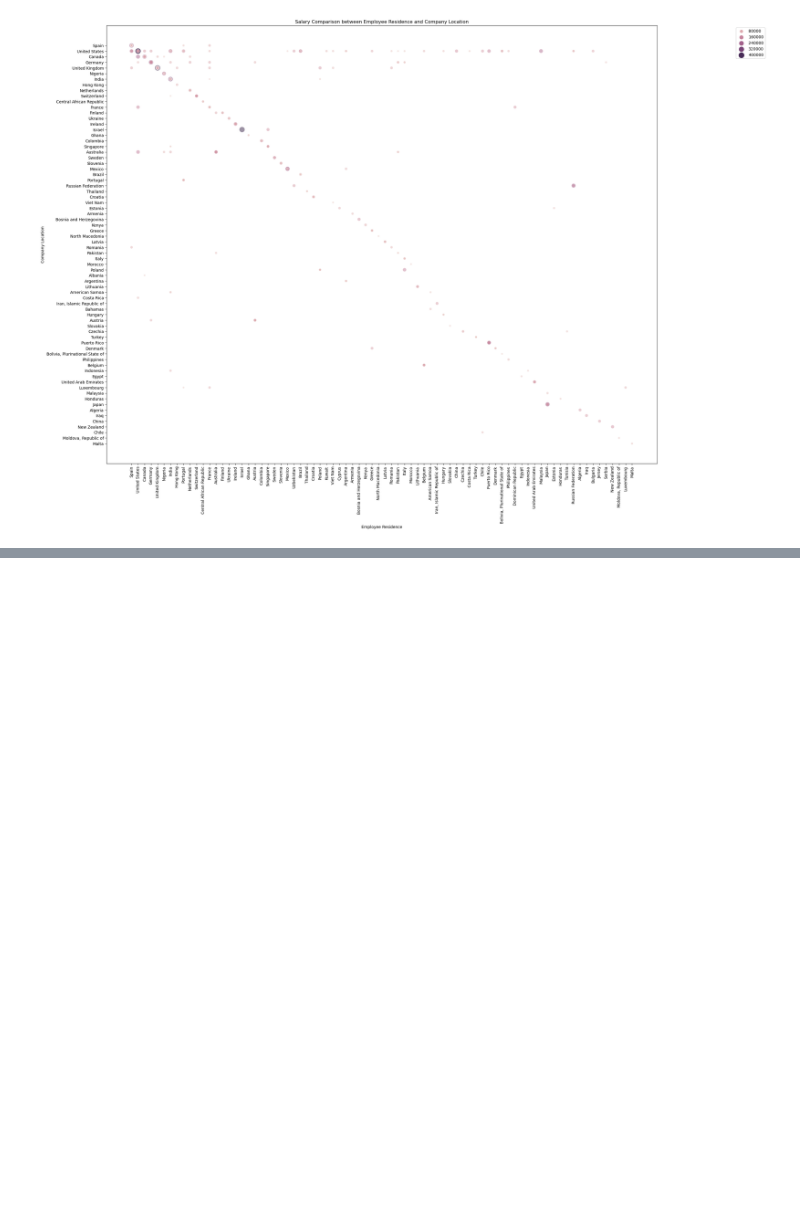
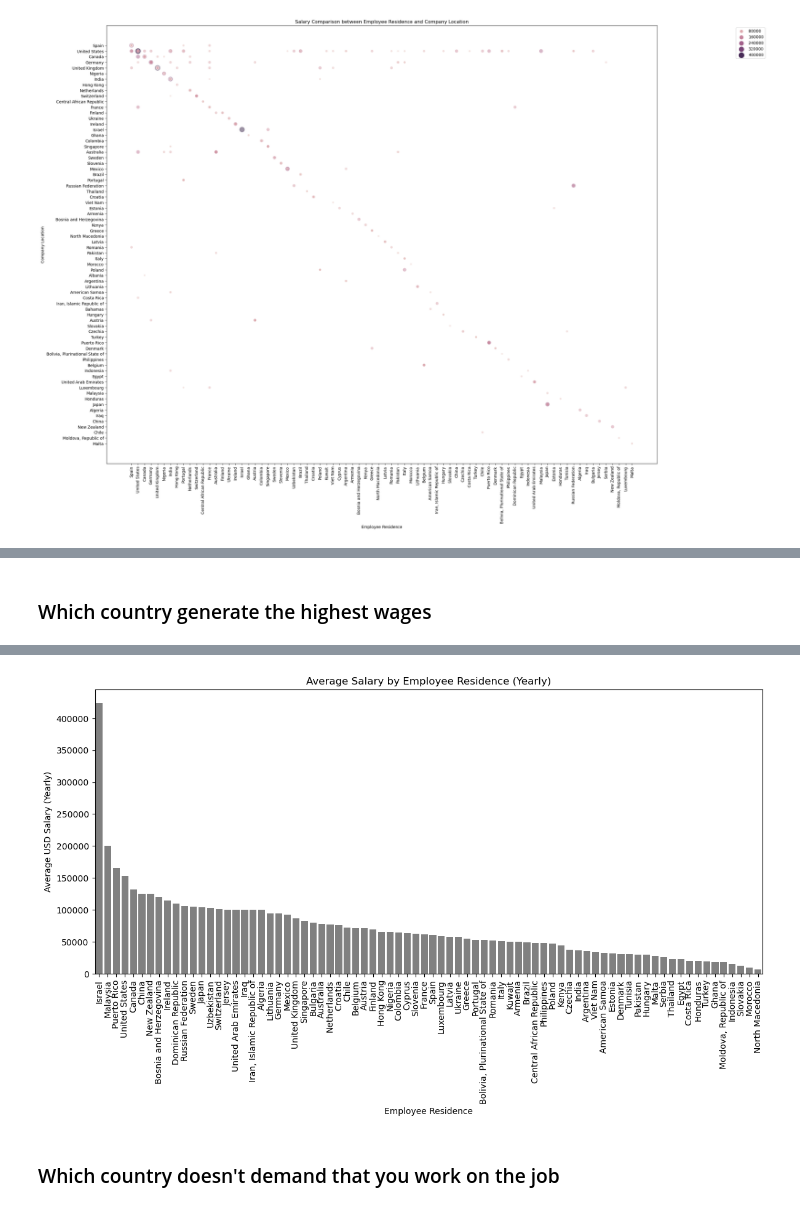
Before and after one commit to elvisramirez02/MachineLearning_PredictionModel, a Jupyter notebook: ADMN5016 Group Assignment.ipynb, the cells around one changed output, grey strips where cells are left out. Cells and saved outputs as stored; diff of their text form; code cells hidden in the pictures; blank space fills up the shorter version.

```diff
--- a/ADMN5016 Group Assignment.ipynb
+++ b/ADMN5016 Group Assignment.ipynb
@@ -459,0 +493,28 @@ plt.show()
+# %% [markdown]
+### Which country generate the highest wages
+# %%
+# Average salary by employee_residence
+avg_salary_by_residence = mySalariesDF.groupby('employee_residence', as_index=False)['salary_in_usd'].mean()
+
+fig2 = px.choropleth(avg_salary_by_residence,
+                     locations='employee_residence',
+                     locationmode='country names',
+                     color='salary_in_usd',
+                     hover_name='employee_residence',
+                     color_continuous_scale=px.colors.sequential.Plasma,
+                     title='Average Salary by Employee Residence',
+                     labels={'salary_in_usd': 'Average USD Salary'},
+                     projection='natural earth')
+
+fig2.show()
+
+# Average salary by employee_residence
+avg_salary_by_residence = mySalariesDF.groupby('employee_residence')['salary_in_usd'].mean().sort_values(ascending=False)
+plt.figure(figsize=(14, 6))
+sns.barplot(x=avg_salary_by_residence.index, y=avg_salary_by_residence.values, color='grey')
+plt.title('Average Salary by Employee Residence (Yearly)')
+plt.xlabel('Employee Residence')
+plt.ylabel('Average USD Salary (Yearly)')
+plt.xticks(rotation=90)
+plt.show()
+# %% [output]
@@ -459,0 +522,3 @@ plt.show()
+[figure, added]
+# %% [markdown]
+### Which country doesn't demand that you work on the job
```
Also changed, not shown: parts of 70 cells of this notebook.
